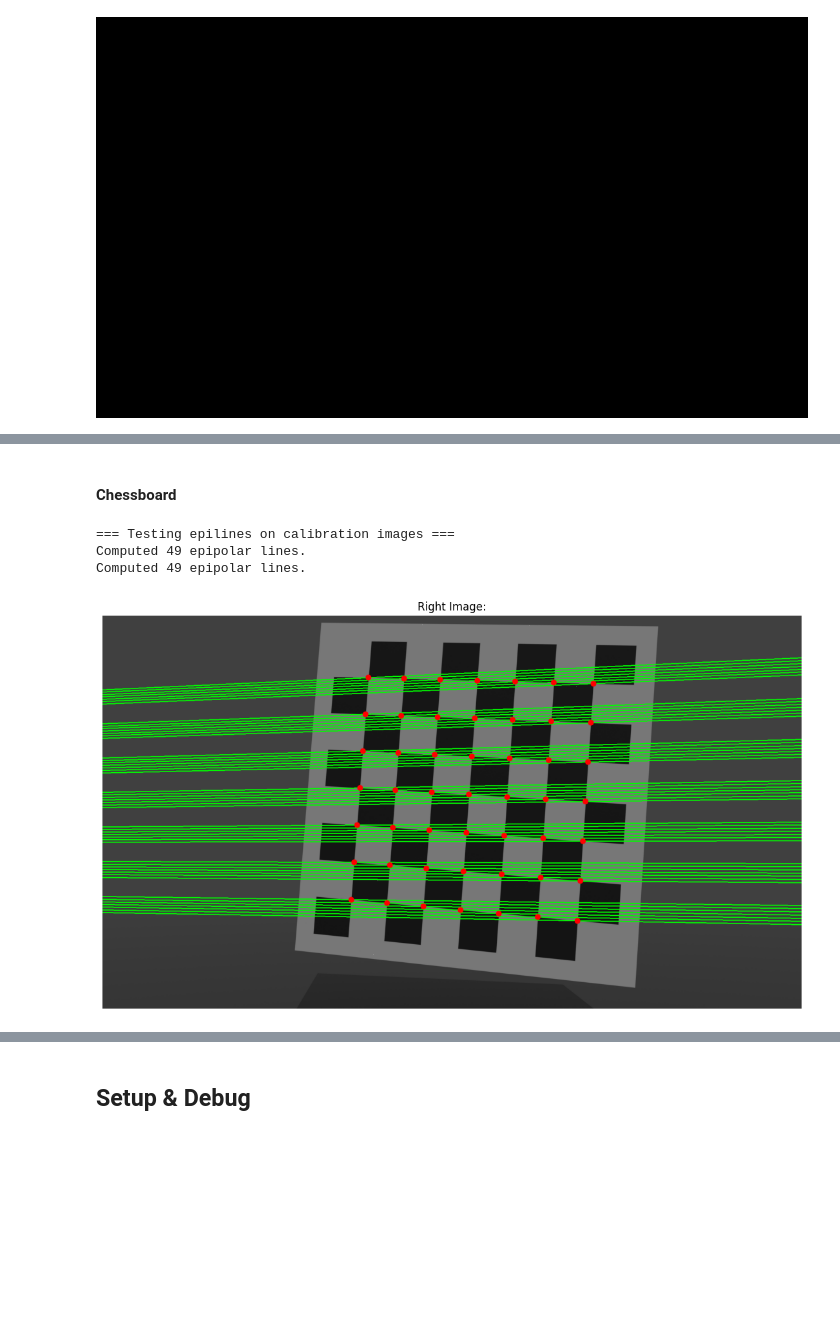
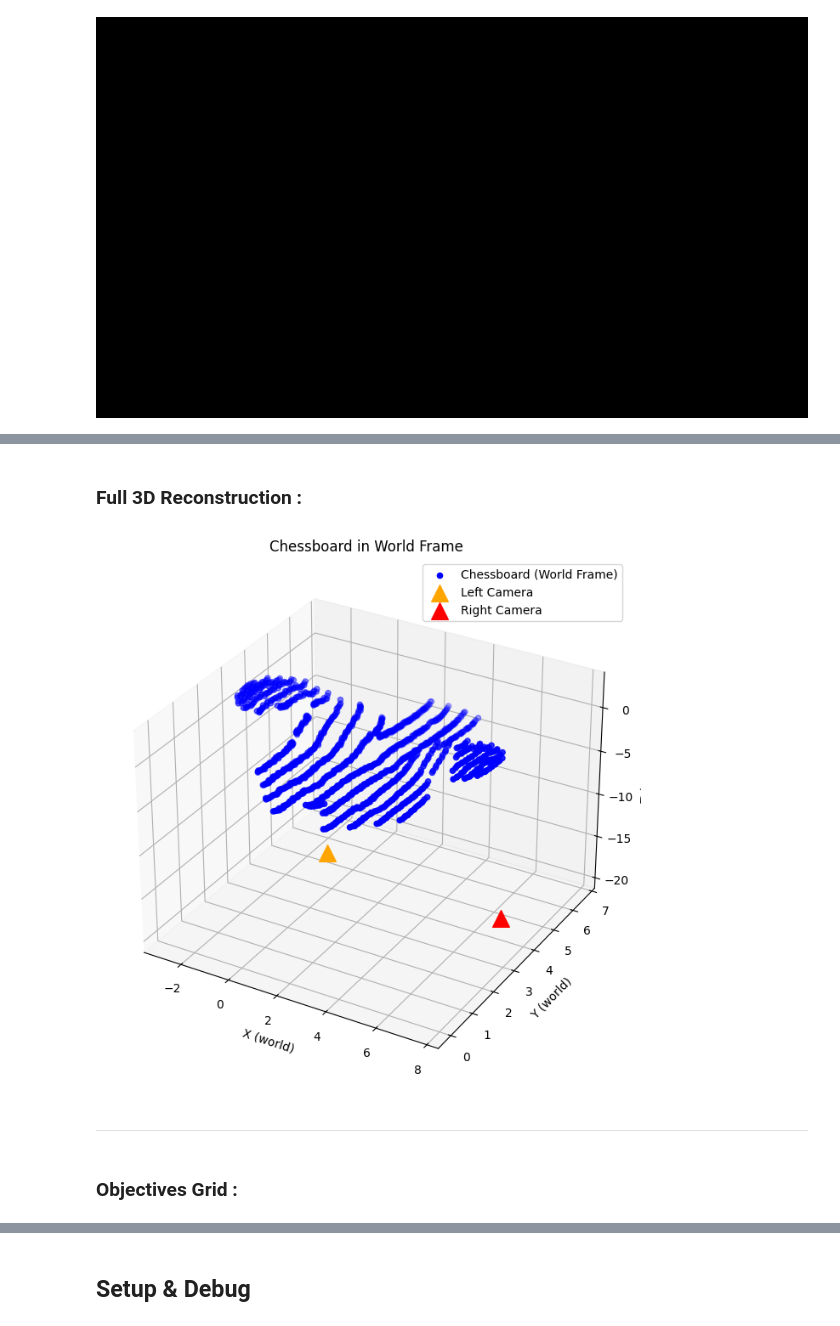
Before and after one commit to Muten-Roshi-Sama/Epipolar_3D_Image_Reconstruction_GPUcomputing, a Jupyter notebook: 3D_reconstruct.ipynb, the cells around one changed output, grey strips where cells are left out. Drawn from its saved outputs; the diff is of its cells as text; code cells hidden in the pictures; blank space fills up the shorter version.

```diff
--- a/3D_reconstruct.ipynb
+++ b/3D_reconstruct.ipynb
@@ -1107,0 +1464,38 @@ def draw_epilines(img, points, color=(0, 255, 0), thickness=1):
+# %% [markdown]
+### Full 3D Reconstruction :
+# %%
+
+
+
+
+def reconstruct(left_folder, right_folder, sample_rate=100):
+    left_images = sorted(glob.glob(f"{left_folder}/*.png"))
+    right_images = sorted(glob.glob(f"{right_folder}/*.png"))
+    X_all = []
+
+    for left_path, right_path in zip(left_images, right_images):
+
+        # Get matching pairs
+        _, left_pairs, right_pairs = find_matching_pairs(left_path, right_path, 100)
+
+        # convert to array
+        left_pairs = np.array(left_pairs, dtype=np.float32)
+        right_pairs = np.array(right_pairs, dtype=np.float32)
+
+        if left_pairs.size == 0 or right_pairs.size == 0:continue # Skip if no pairs found
+
+        # Triangulate - (World frame)
+        X_hom = cv2.triangulatePoints(P_left, P_right, left_pairs.T, right_pairs.T)
+        X = (X_hom[:3] / X_hom[3]).T  # Nx3
+        X_all.append(X)
+
+    return X_all
+
+
+
+
+# Save points here
+X = reconstruct('./scanLeft', './scanRight', sample_rate=100)
+X_concat = np.vstack(X)
+# %% [output]
+[figure, added]
@@ -1108,35 +1522,4 @@ def draw_epilines(img, points, color=(0, 255, 0), thickness=1):
 # %% [markdown]
-#### Chessboard
+---
-# %%
-print("=== Testing epilines on calibration images ===")
-
-# Get corresponding corners from BOTH images
-result_test_left = detect_chessboard_corners("./chessboards/c4Left.png")
-result_test_right = detect_chessboard_corners("./chessboards/c4Right.png")
-
-pts_left_test = result_test_left['corners'].reshape(-1, 2)
-pts_right_test = result_test_right['corners'].reshape(-1, 2)
-
-# Compute epilines in RIGHT image from LEFT points
-epilines_right = get_epilines(FUNDAMENTAL_MATRIX, pts_left_test)
-
-# draw epilines
-img_test_right = cv2.imread("./chessboards/c4Right.png")
-img_test_right_rgb = cv2.cvtColor(img_test_right, cv2.COLOR_BGR2RGB)
-img_visual = draw_epilines(img_test_right_rgb, epilines_right, color=(0, 255, 0), thickness=2)
-
-# Draw points in RED
-for i in range(len(pts_right_test)):
-    x, y = pts_right_test[i]
-    cv2.circle(img_visual, (int(x), int(y)), 8, (255, 0, 0), -1)
-
-plt.figure(figsize=(14, 10))
-plt.imshow(img_visual)
-plt.title('Right Image:')
-plt.axis('off')
-plt.show()
-# %% [output]
-=== Testing epilines on calibration images ===
-Computed 49 epipolar lines.
-Computed 49 epipolar lines.
-[figure, removed]
+# %% [markdown]
+### Objectives Grid :
```
Also changed, not shown: parts of 39 cells of this notebook, 4 other files.
